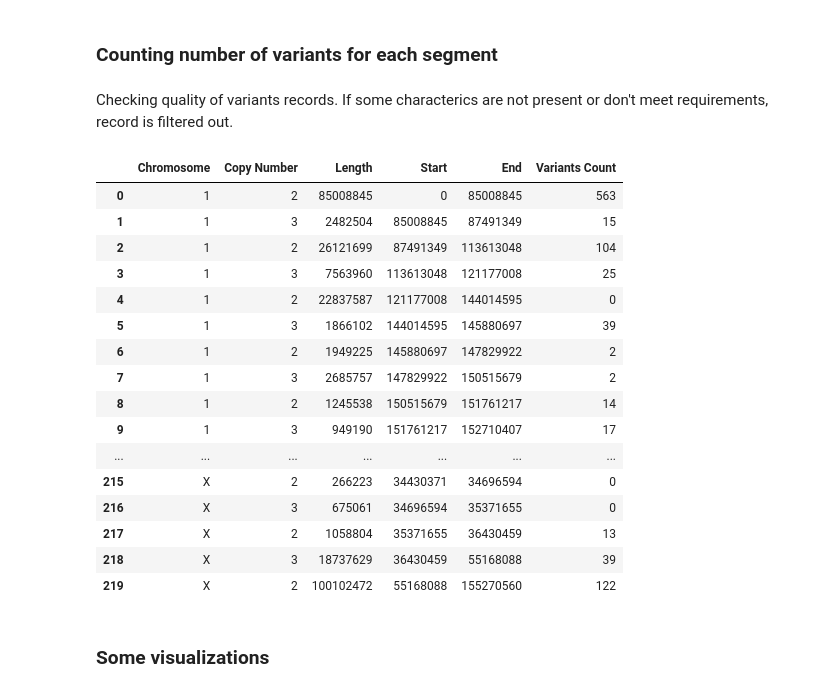
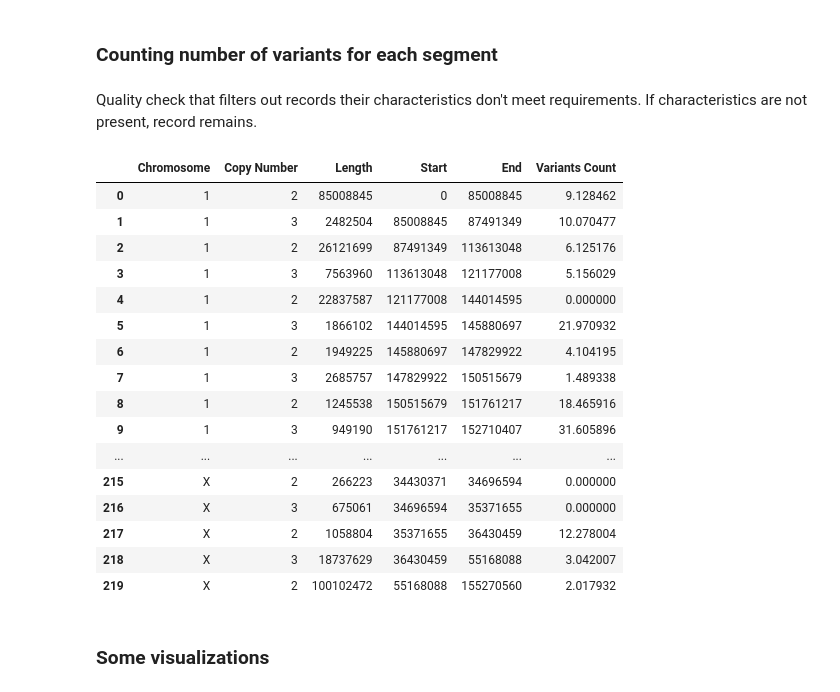
Before and after one commit to martinbudinsky3/BP-tumor-classifier, a Jupyter notebook: lst.ipynb, the cells around one changed output. Cells and saved outputs as stored; diff of their text form; code cells hidden in the pictures.

```diff
--- a/lst.ipynb
+++ b/lst.ipynb
@@ -257,14 +333,15 @@ filled_data
 # %% [markdown]
 ### Counting number of variants for each segment
-# %% [markdown]
-Checking quality of variants records. If some characterics are not present or don't meet requirements, record is filtered out.
+# %% [markdown]
+Quality check that filters out records their characteristics don't meet requirements. If characteristics are not present, record remains.
 # %%
 def has_quality(record):
     info = record.INFO
-    return record.QUAL > qual_threshold and check_info_attributes(info.keys(), ['QD', 'MQ', 'FS', 'SOR', 'MQRankSum', 'ReadPosRankSum']) and info['QD'] > 10.0 and info['MQ'] > 40.0 and info['FS'] < 30.0 \
-        and info['SOR'] < 3.0 and info['MQRankSum'] > -12.5 and info['ReadPosRankSum'] > -8.0
+    return record.QUAL > qual_threshold and ('QD' not in info.keys() or info['QD'] > 10.0) and ('MQ' not in info.keys() or info['MQ'] > 40.0) \
+        and ('FS' not in info.keys() or info['FS'] < 30.0 ) and ('SOR' not in info.keys() or info['SOR'] < 3.0) \
+        and ('MQRankSum' not in info.keys() or info['MQRankSum'] > -12.5) and ('ReadPosRankSum' not in info.keys() or info['ReadPosRankSum'] > -8.0)
 # %%
-def count_variants(data, qual_func):
+def count_variants(data, ):
     filled_variants_data = data.copy()
     filled_variants_data['Variants Count'] = 0
 
@@ -274,34 +351,35 @@ def count_variants(data, qual_func):
         for record in vcf_reader_raw.fetch(row['Chromosome'], row['Start'], row['End']):
             tumor_I062_007 = record.samples[2]
 
-            if qual_func(record) and tumor_I062_007['GT'] != './.' and tumor_I062_007['GT'] != '0/0':
+            if has_quality(record) and tumor_I062_007['GT'] != './.' and tumor_I062_007['GT'] != '0/0':
                 count += 1
 
-            filled_variants_data.loc[index, 'Variants Count'] = count
+            length_mb = filled_variants_data.loc[index, 'Length'] / 1000000
+            filled_variants_data.loc[index, 'Variants Count'] = count / length_mb
 
     return filled_variants_data
 # %%
-filled_variants_data = count_variants(filled_data, has_quality)
+filled_variants_data = count_variants(filled_data)
 
 filled_variants_data
 # %% [output]
 |  | Chromosome | Copy Number | Length | Start | End | Variants Count |
-| 0 | 1 | 2 | 85008845 | 0 | 85008845 | 563 |
-| 1 | 1 | 3 | 2482504 | 85008845 | 87491349 | 15 |
-| 2 | 1 | 2 | 26121699 | 87491349 | 113613048 | 104 |
-| 3 | 1 | 3 | 7563960 | 113613048 | 121177008 | 25 |
-| 4 | 1 | 2 | 22837587 | 121177008 | 144014595 | 0 |
-| 5 | 1 | 3 | 1866102 | 144014595 | 145880697 | 39 |
-| 6 | 1 | 2 | 1949225 | 145880697 | 147829922 | 2 |
-| 7 | 1 | 3 | 2685757 | 147829922 | 150515679 | 2 |
-| 8 | 1 | 2 | 1245538 | 150515679 | 151761217 | 14 |
-| 9 | 1 | 3 | 949190 | 151761217 | 152710407 | 17 |
+| 0 | 1 | 2 | 85008845 | 0 | 85008845 | 9.128462 |
+| 1 | 1 | 3 | 2482504 | 85008845 | 87491349 | 10.070477 |
+| 2 | 1 | 2 | 26121699 | 87491349 | 113613048 | 6.125176 |
+| 3 | 1 | 3 | 7563960 | 113613048 | 121177008 | 5.156029 |
+| 4 | 1 | 2 | 22837587 | 121177008 | 144014595 | 0.000000 |
+| 5 | 1 | 3 | 1866102 | 144014595 | 145880697 | 21.970932 |
+| 6 | 1 | 2 | 1949225 | 145880697 | 147829922 | 4.104195 |
+| 7 | 1 | 3 | 2685757 | 147829922 | 150515679 | 1.489338 |
+| 8 | 1 | 2 | 1245538 | 150515679 | 151761217 | 18.465916 |
+| 9 | 1 | 3 | 949190 | 151761217 | 152710407 | 31.605896 |
 | ... | ... | ... | ... | ... | ... | ... |
-| 215 | X | 2 | 266223 | 34430371 | 34696594 | 0 |
-| 216 | X | 3 | 675061 | 34696594 | 35371655 | 0 |
-| 217 | X | 2 | 1058804 | 35371655 | 36430459 | 13 |
-| 218 | X | 3 | 18737629 | 36430459 | 55168088 | 39 |
-| 219 | X | 2 | 100102472 | 55168088 | 155270560 | 122 |
+| 215 | X | 2 | 266223 | 34430371 | 34696594 | 0.000000 |
+| 216 | X | 3 | 675061 | 34696594 | 35371655 | 0.000000 |
+| 217 | X | 2 | 1058804 | 35371655 | 36430459 | 12.278004 |
+| 218 | X | 3 | 18737629 | 36430459 | 55168088 | 3.042007 |
+| 219 | X | 2 | 100102472 | 55168088 | 155270560 | 2.017932 |
 # %% [markdown]
 ### Some visualizations
 # %%
```
Also changed, not shown: parts of 20 cells of this notebook, 2 other files.
